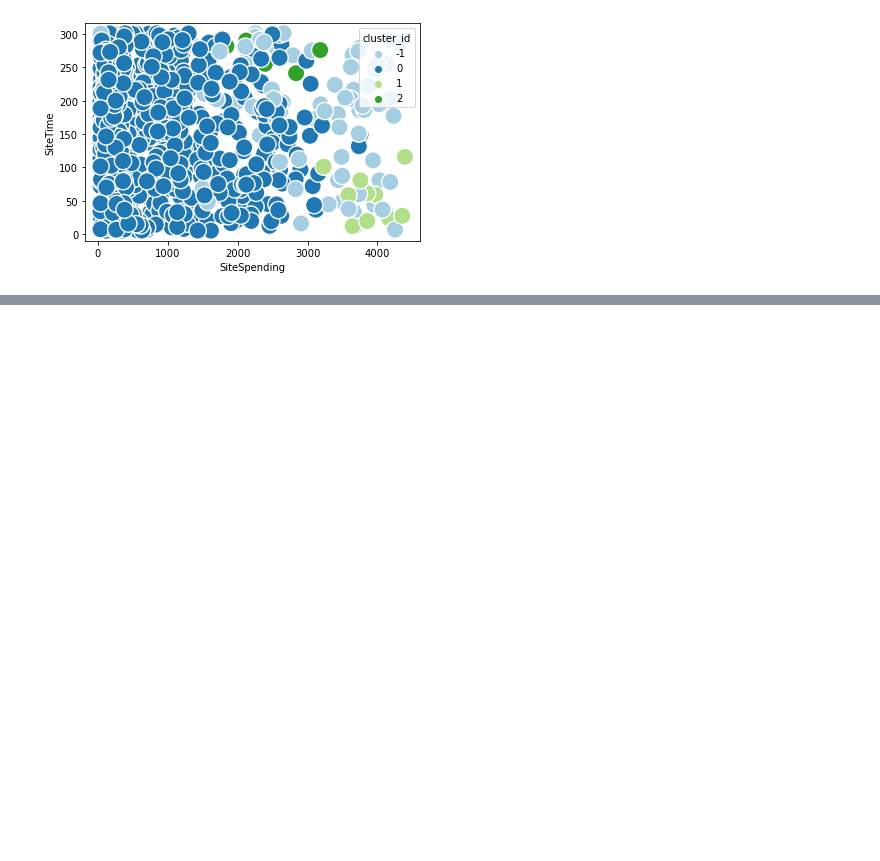
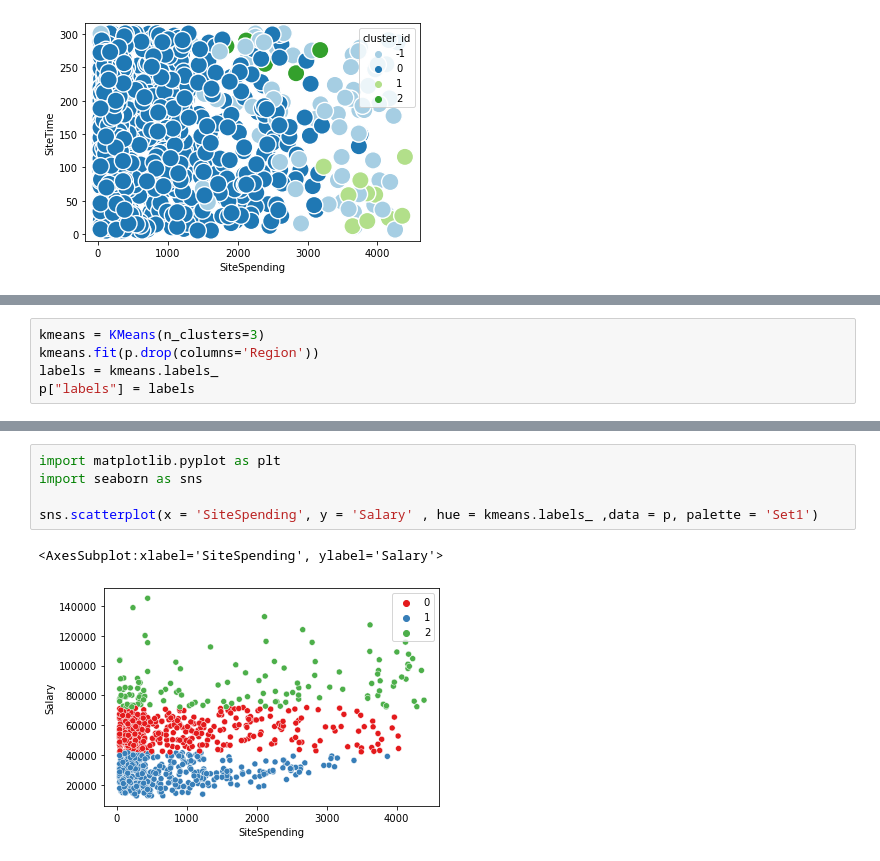
Before and after one commit to syedirfanx/revenue-forecasting, a Jupyter notebook: clustering.ipynb, the cells around one changed output, grey strips where cells are left out. Cells and saved outputs as stored; diff of their text form; blank space fills up the shorter version.

```diff
--- a/clustering.ipynb
+++ b/clustering.ipynb
@@ -103,0 +147,5 @@ sns.scatterplot(x.SiteSpending, x.SiteTime, hue = x.cluster_id, palette="Paired"
+# %%
+kmeans = KMeans(n_clusters=3)
+kmeans.fit(p.drop(columns='Region'))
+labels = kmeans.labels_
+p["labels"] = labels
@@ -103,0 +161,8 @@ sns.scatterplot(x.SiteSpending, x.SiteTime, hue = x.cluster_id, palette="Paired"
+# %%
+import matplotlib.pyplot as plt
+import seaborn as sns
+
+sns.scatterplot(x = 'SiteSpending', y = 'Salary' , hue = kmeans.labels_ ,data = p, palette = 'Set1')
+# %% [output]
+<AxesSubplot:xlabel='SiteSpending', ylabel='Salary'>
+[figure, added]
```
Also changed, not shown: parts of 12 cells of this notebook.
